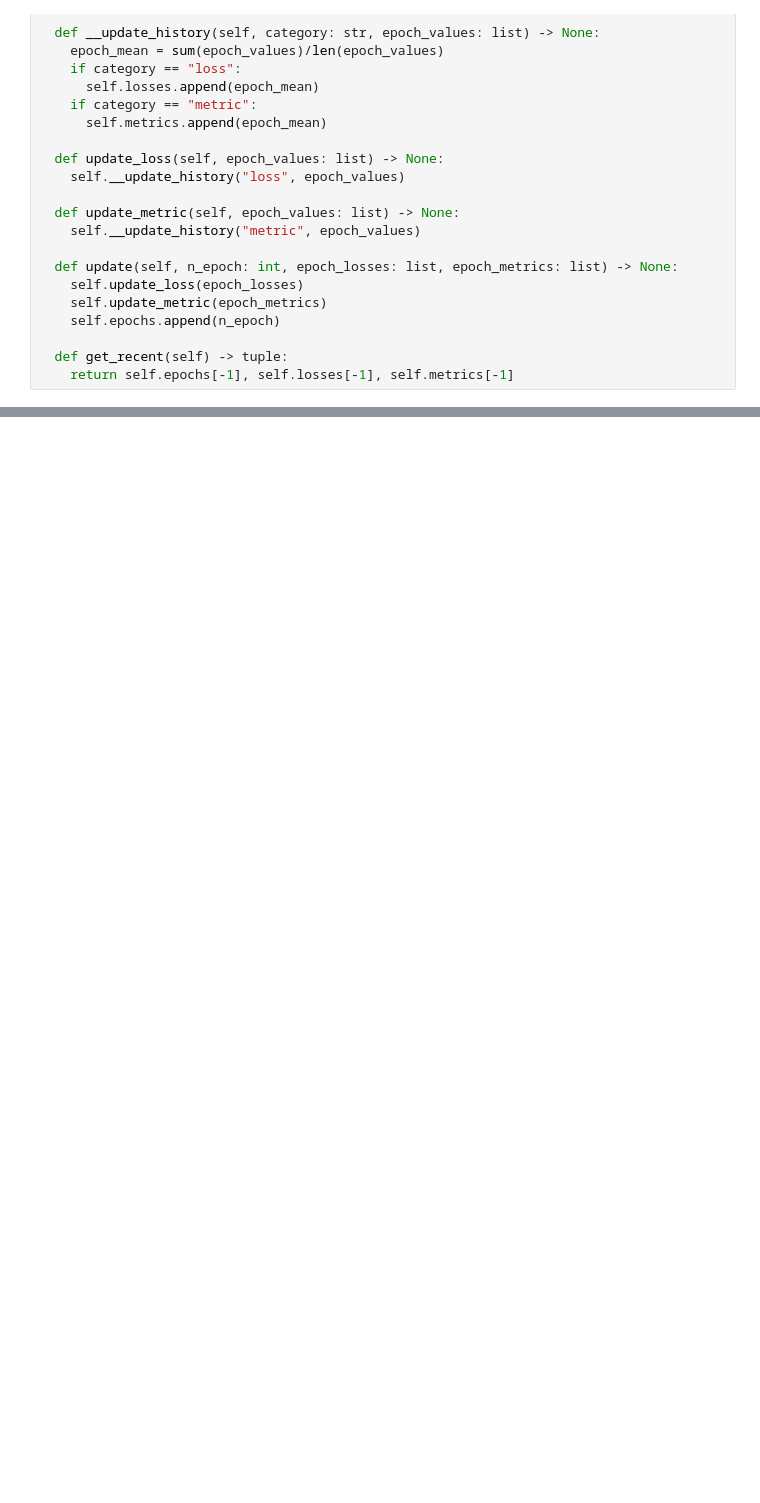
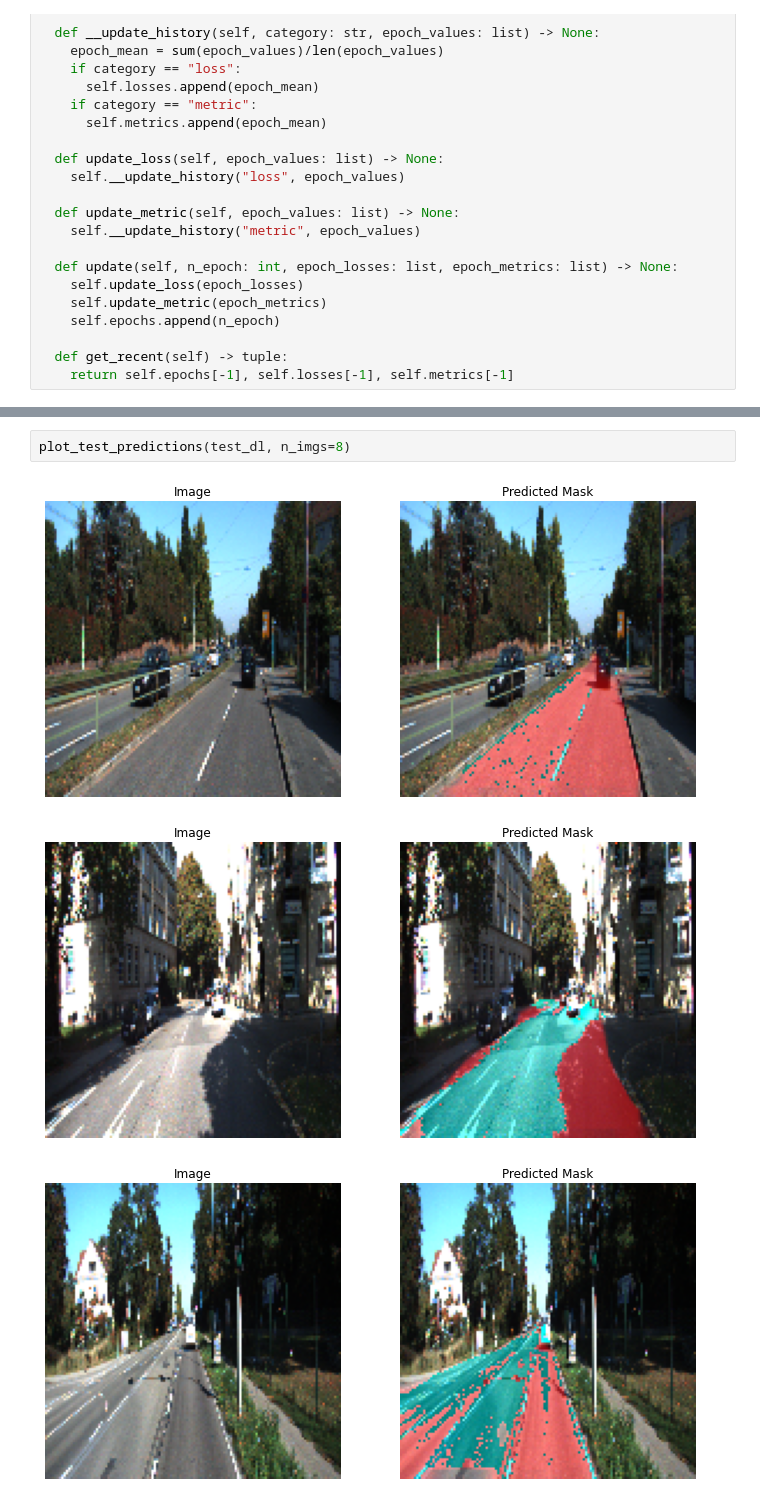
Before and after one commit to dchung117/self-driving-cars-cv, a Jupyter notebook: fcn.ipynb, the cells around one changed output, grey strips where cells are left out. Drawn from its saved outputs; the diff is of its cells as text; blank space fills up the shorter version.

```diff
--- a/fcn.ipynb
+++ b/fcn.ipynb
@@ -464,0 +536,6 @@ VALIDATION RESULTS:
+# %%
+plot_test_predictions(test_dl, n_imgs=8)
+# %% [output]
+[figure, added]
+[figure, added]
+[figure, added]
```
Also changed, not shown: parts of 11 cells of this notebook.
